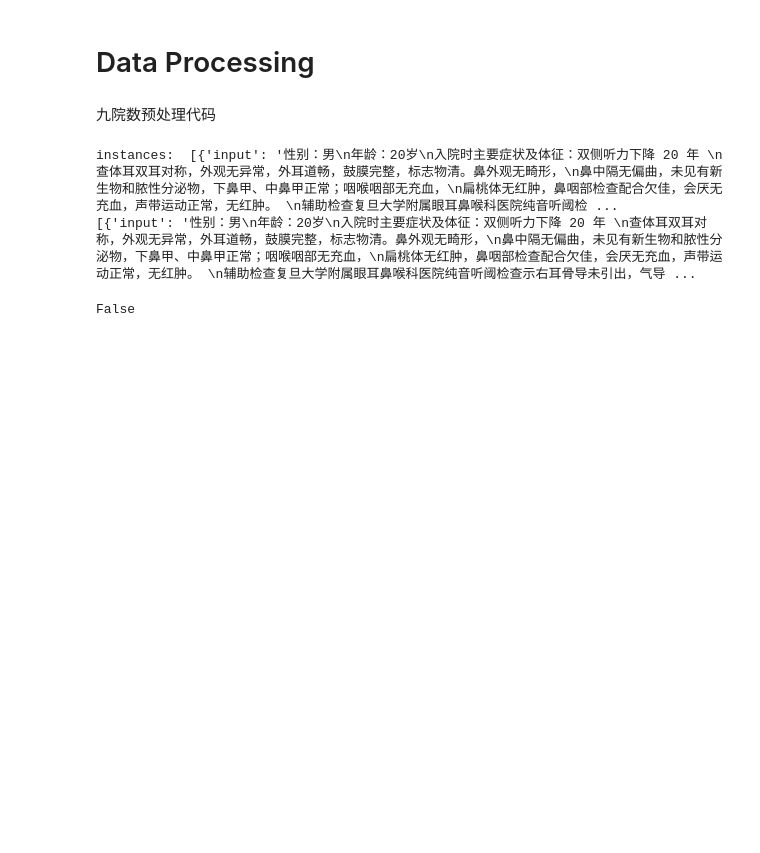
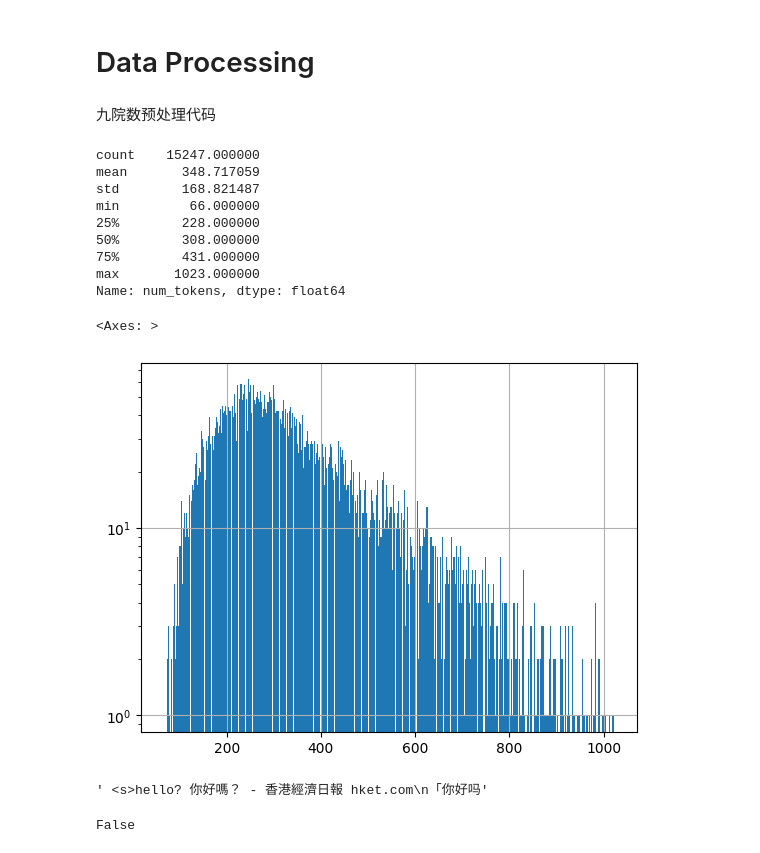
Before and after one commit to MaxLEAF3824/gpt_re, a Jupyter notebook: dp.ipynb, the cells around one changed output. Cells and saved outputs as stored; diff of their text form; code cells hidden in the pictures; blank space fills up the shorter version.

```diff
--- a/dp.ipynb
+++ b/dp.ipynb
@@ -351,41 +338,46 @@ json.dump(checkout_data, open(output_path,'w'), ensure_ascii=False)
 # %%
 import json
 import os
 import pandas as pd
+from transformers import AutoTokenizer
 
+llm_tok = AutoTokenizer.from_pretrained(os.path.join(os.environ['my_models_dir'],'internlm-7b'), trust_remote_code=True)
 data_path = os.path.join(os.environ['my_datasets_dir'], "ninth/checkout_data_with_checks.json")
 eval_ratio = 0.1
+max_length = 1024
 
 df = pd.read_json(data_path)
-wash_df = df.apply(lambda r: r if (r['门诊诊断'] and r['出院诊断'] and r['门诊诊断'] not in r['出院诊断']) else None,axis=1).dropna()
-template_in = "性别：{性别}\n年龄：{年龄}\n入院时主要症状及体征：{入院时主要症状及体征}\n特殊检查及重要会诊：{特殊检查及重要会诊}\n病程与治疗结果：{病程与治疗结果}"
-template_out = "出院诊断：{出院诊断}\n出院后建议：{出院后建议}"
-wash_df = wash_df.apply(lambda r: pd.Series(dict(
-    input=template_in.format(性别=r['性别'],年龄=r['年龄'],入院时主要症状及体征=r['入院时主要症状及体征'],特殊检查及重要会诊=r['特殊检查及重要会诊'],病程与治疗结果=r['病程与治疗结果']),
+df = df.apply(lambda r: r if (r['门诊诊断'] and r['出院诊断'] and r['门诊诊断'] not in r['出院诊断']) else None,axis=1).dropna()
+df = df.apply(lambda r: pd.Series(dict(
+    input="性别:"+r['性别']+"\n年龄:"+r['年龄']+"\n入院时主要症状及体征:"+r['入院时主要症状及体征']+"\n特殊检查及重要会诊:"+r['特殊检查及重要会诊'],
     data=r['完整化验结果'],
-    output=template_out.format(出院诊断=r['出院诊断'],出院后建议=r['出院后建议']))),axis=1)
-wash_df = wash_df.sample(frac=1)
-train_df = wash_df.iloc[:int(len(wash_df)*(1-eval_ratio))]
-eval_df = wash_df.iloc[int(len(wash_df)*(1-eval_ratio)):]
+    output="出院诊断:"+r['出院诊断']+"\n出院后建议:"+r['出院后建议'])),axis=1)
+df = df.sample(frac=1)
+df['num_tokens'] = df.apply(lambda r : len(llm_tok(r['input']+r['output'])['input_ids']),axis=1)
+df = df[df['num_tokens'] < max_length]
+train_df = df.iloc[:int(len(df)*(1-eval_ratio))]
+eval_df = df.iloc[int(len(df)*(1-eval_ratio)):]
 json.dump(train_df.to_dict(orient="records"), open(os.path.join(os.environ['my_datasets_dir'], "ninth/checkout_data_train.json"),'w'), ensure_ascii=False)
 json.dump(eval_df.to_dict(orient="records"), open(os.path.join(os.environ['my_datasets_dir'], "ninth/checkout_data_eval.json"),'w'), ensure_ascii=False)
+print(df['num_tokens'].describe())
+df['num_tokens'].hist(bins=df['num_tokens'].max(),log=True)
+# %% [output]
+count    15247.000000
+mean       348.717059
+std        168.821487
+min         66.000000
+25%        228.000000
+50%        308.000000
+75%        431.000000
+max       1023.000000
+Name: num_tokens, dtype: float64
+<Axes: >
+[figure, added]
-# %%
-import json
-import os
-import torch
-
-js = json.load(open(os.path.join(os.environ['my_datasets_dir'], "ninth/checkout_data_train.json")))
-class collator:
-    def __call__(self,instances):
-        print('instances: ', instances)
-        return instances
-dl = torch.utils.data.DataLoader(js, batch_size=3, collate_fn=collator())
-for d in dl:
-    print(d)
-    break
-# %% [output]
-instances:  [{'input': '性别：男\n年龄：20岁\n入院时主要症状及体征：双侧听力下降 20 年 \n查体耳双耳对称，外观无异常，外耳道畅，鼓膜完整，标志物清。鼻外观无畸形，\n鼻中隔无偏曲，未见有新生物和脓性分泌物，下鼻甲、中鼻甲正常；咽喉咽部无充血，\n扁桃体无红肿，鼻咽部检查配合欠佳，会厌无充血，声带运动正常，无红肿。 \n辅助检查复旦大学附属眼耳鼻喉科医院纯音听阈检 ...
-[{'input': '性别：男\n年龄：20岁\n入院时主要症状及体征：双侧听力下降 20 年 \n查体耳双耳对称，外观无异常，外耳道畅，鼓膜完整，标志物清。鼻外观无畸形，\n鼻中隔无偏曲，未见有新生物和脓性分泌物，下鼻甲、中鼻甲正常；咽喉咽部无充血，\n扁桃体无红肿，鼻咽部检查配合欠佳，会厌无充血，声带运动正常，无红肿。 \n辅助检查复旦大学附属眼耳鼻喉科医院纯音听阈检查示右耳骨导未引出，气导 ...
+# %%
+llm_tok.decode([1, 15115,   345,   262, 76379, 65677, 99050,   612,   262, 67835,
+         72397, 60456, 62517,   436, 25917,  1042,   364, 99556, 60399, 75557])
+# %% [output]
+' <s>hello? 你好嗎？ - 香港經濟日報 hket.com\n「你好吗'
 # %%
 hasattr([],"__getitems__")
 # %% [output]
```
Also changed, not shown: parts of 1 cell of this notebook, 7 other files.
